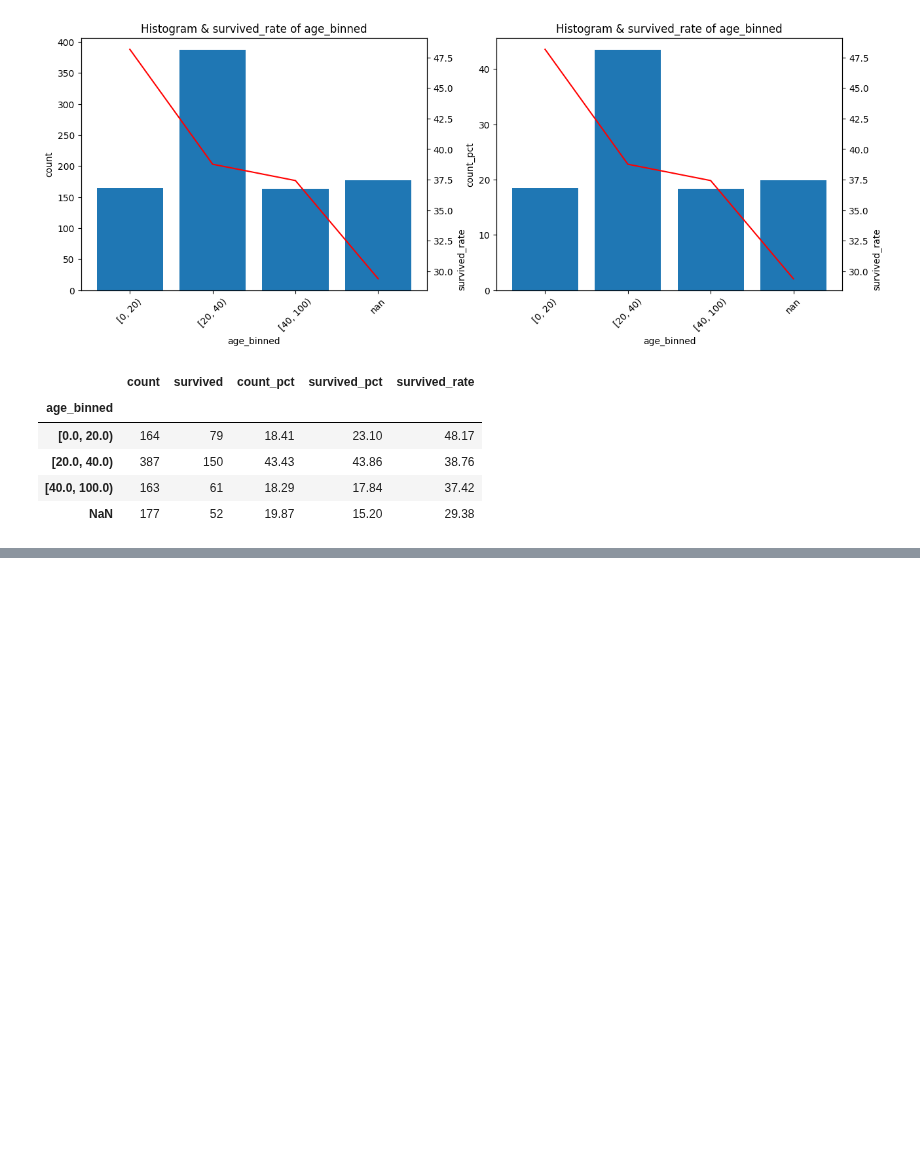
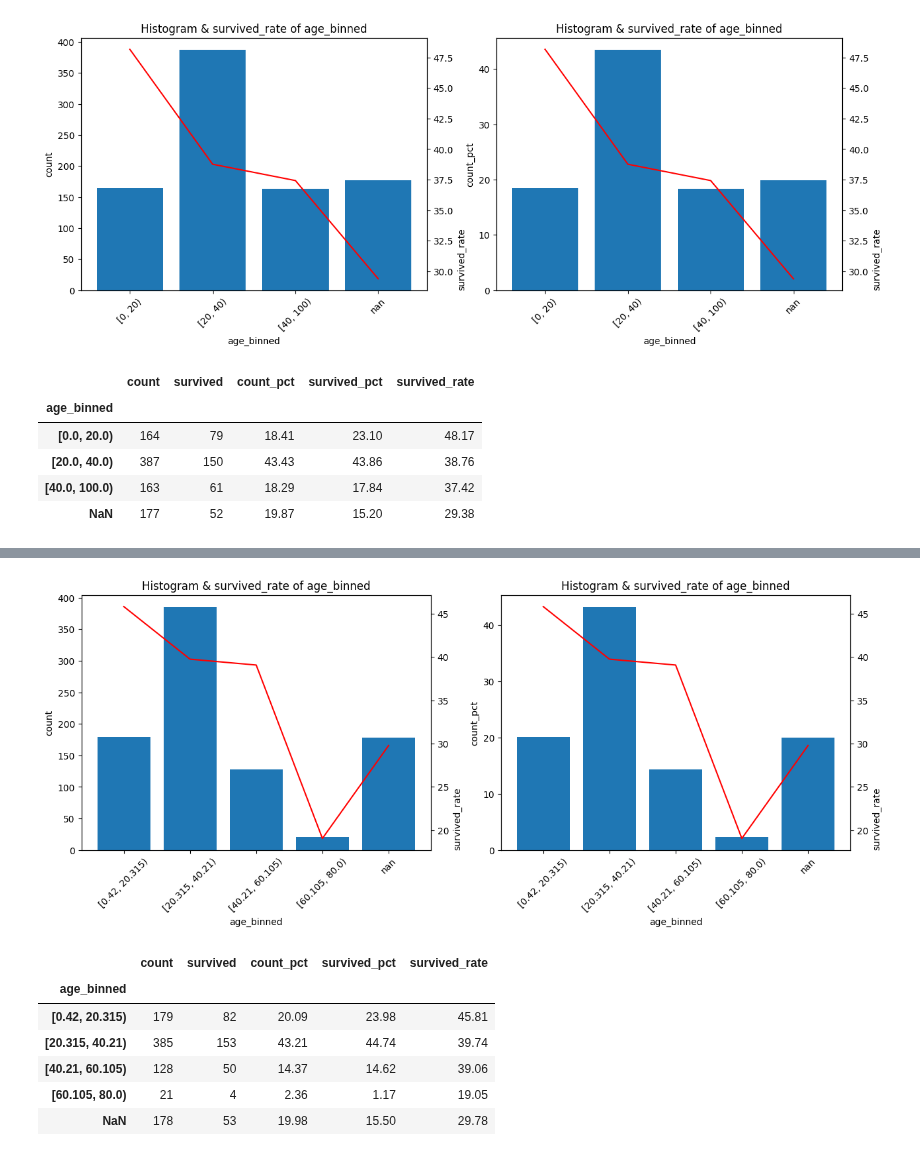
Before and after one commit to 0xdomyz/python_collection, a Jupyter notebook: data/analysis/sfa.ipynb, the cells around one changed output, grey strips where cells are left out. Drawn from its saved outputs; the diff is of its cells as text; code cells hidden in the pictures; blank space fills up the shorter version.

```diff
--- a/data/analysis/sfa.ipynb
+++ b/data/analysis/sfa.ipynb
@@ -235,0 +259,22 @@ _.round(2)
+# %%
+# more processing
+df["age_binned"] = None
+df.loc[df['age'].isna(), "age_binned"] = None
+df.loc[df['age'] >= 100, "age_binned"] = "100+"
+df.loc[df['age'] < 0, "age_binned"] = "<0"
+idx_rest = (df['age'] >= 0) & (df['age'] < 100) & (df['age'].notna())
+edges = np.histogram_bin_edges(df.loc[idx_rest, "age"], bins=4)
+df.loc[idx_rest, "age_binned"] = pd.cut(df.loc[idx_rest, "age"], bins=edges, right=False)
+
+_ = calculate_signal(df, target_col="survived", col="age_binned")
+plot_bar_and_line(_, col="count", target_col="survived_rate", rotation=45)
+_.round(2)
+# %% [output]
+[figure, added]
+|  | count | survived | count_pct | survived_pct | survived_rate |
+| age_binned |  |  |  |  |  |
+| [0.42, 20.315) | 179 | 82 | 20.09 | 23.98 | 45.81 |
+| [20.315, 40.21) | 385 | 153 | 43.21 | 44.74 | 39.74 |
+| [40.21, 60.105) | 128 | 50 | 14.37 | 14.62 | 39.06 |
+| [60.105, 80.0) | 21 | 4 | 2.36 | 1.17 | 19.05 |
+| NaN | 178 | 53 | 19.98 | 15.50 | 29.78 |
```
Also changed, not shown: parts of 12 cells of this notebook.
